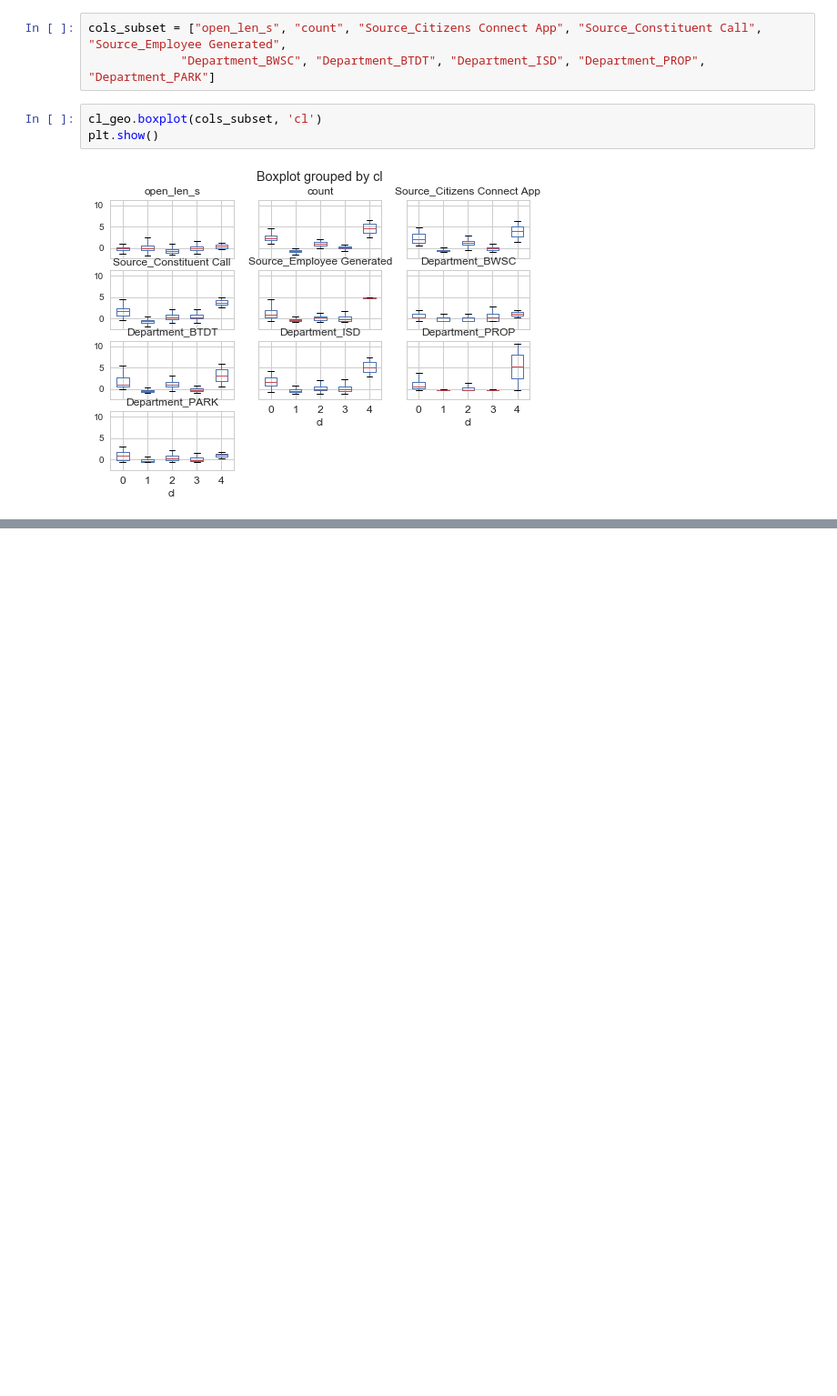
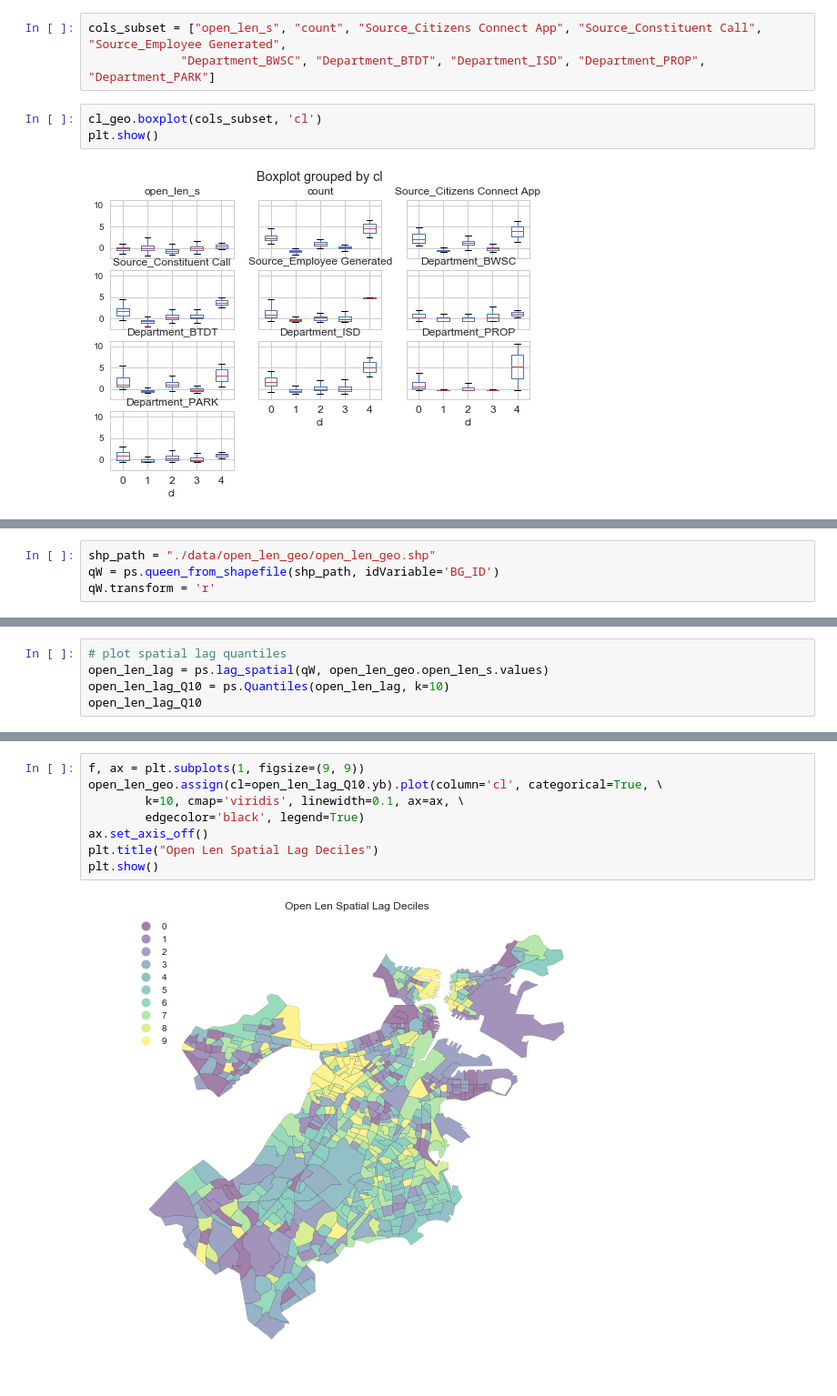
Before and after one commit to paylakatel/explore_311, a Jupyter notebook: clusters.ipynb, the cells around one changed output, grey strips where cells are left out. Shown at 91% size. Saved outputs shown, nothing was run; the diff lists cells and outputs as text; blank space fills up the shorter version.

```diff
--- a/clusters.ipynb
+++ b/clusters.ipynb
@@ -299,0 +330,4 @@ plt.show()
+# %%
+shp_path = "./data/open_len_geo/open_len_geo.shp"
+qW = ps.queen_from_shapefile(shp_path, idVariable='BG_ID')
+qW.transform = 'r'
@@ -299,0 +376,5 @@ plt.show()
+# %%
+# plot spatial lag quantiles
+open_len_lag = ps.lag_spatial(qW, open_len_geo.open_len_s.values)
+open_len_lag_Q10 = ps.Quantiles(open_len_lag, k=10)
+open_len_lag_Q10
@@ -299,0 +396,10 @@ plt.show()
+# %%
+f, ax = plt.subplots(1, figsize=(9, 9))
+open_len_geo.assign(cl=open_len_lag_Q10.yb).plot(column='cl', categorical=True, \
+        k=10, cmap='viridis', linewidth=0.1, ax=ax, \
+        edgecolor='black', legend=True)
+ax.set_axis_off()
+plt.title("Open Len Spatial Lag Deciles")
+plt.show()
+# %% [output]
+[figure, added]
```
Also changed, not shown: parts of 26 cells of this notebook.
